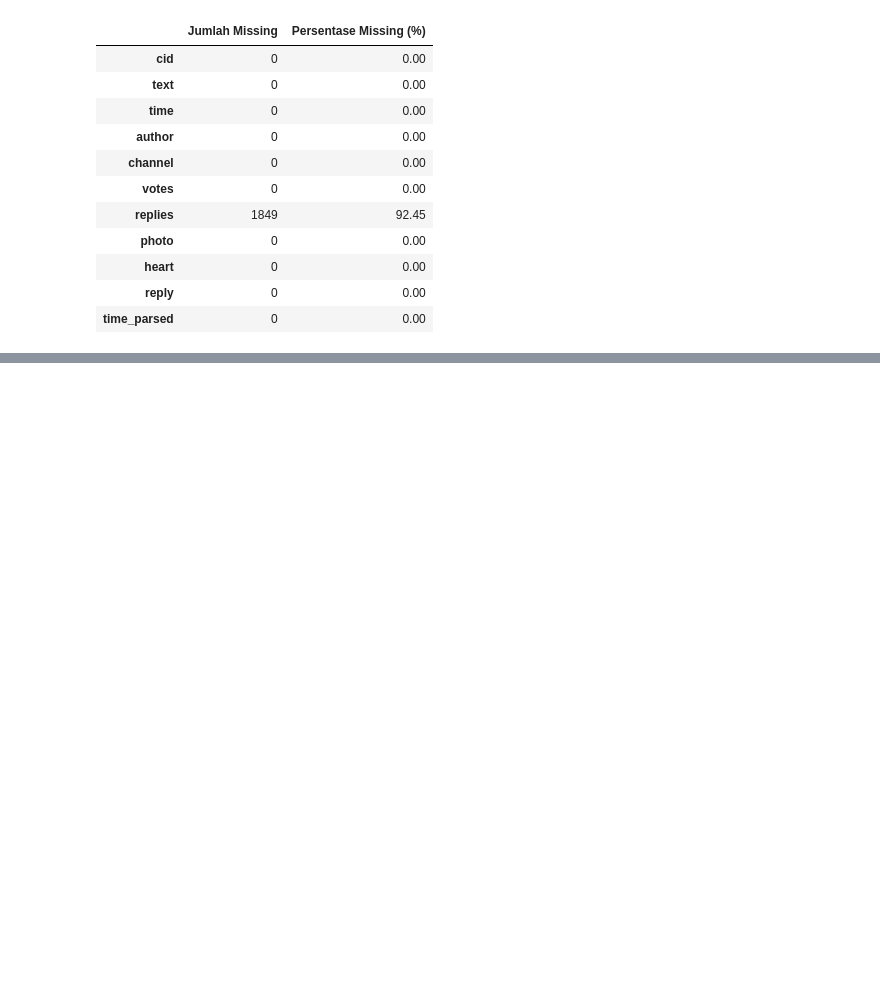
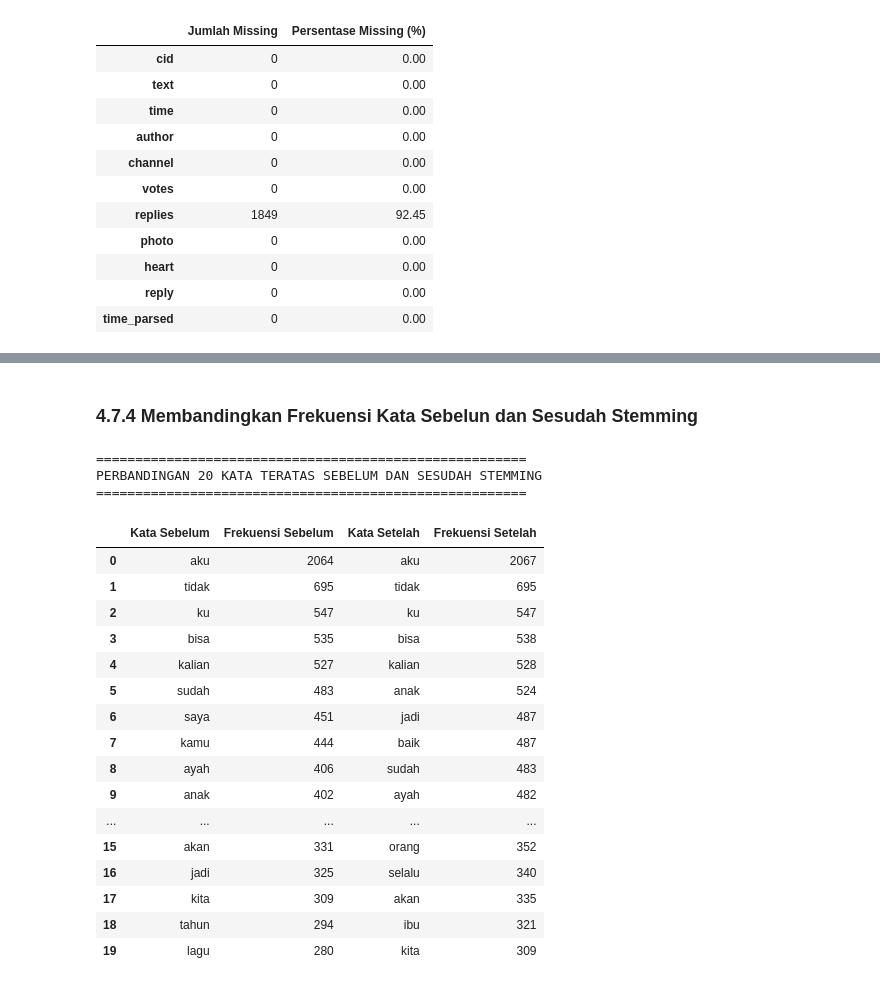
Before and after one commit to nikamushi/nina-text-mining, a Jupyter notebook: notebooks/analisis_nina.ipynb, the cells around one changed output, grey strips where cells are left out. Drawn from its saved outputs; the diff is of its cells as text; code cells hidden in the pictures; blank space fills up the shorter version.

```diff
--- a/notebooks/analisis_nina.ipynb
+++ b/notebooks/analisis_nina.ipynb
@@ -268,0 +1580,19 @@ display(missing_data)
+# %%
+df_process["tokens_stemmed"] = df_process["tokens_filtered"].apply(
+    lambda tokens: [
+        stemmer.stem(kata)
+        for kata in tokens
+    ]
+)
+
+print("=" * 45)
+print("HASIL STEMMING")
+print("=" * 45)
+
+print(f"Total komentar : {len(df_process)}")
+
+display(
+    df_process[
+        ["tokens_filtered", "tokens_stemmed"]
+    ].head(10)
+)
@@ -268,0 +1636,60 @@ display(missing_data)
+# %% [markdown]
+### **4.7.4 Membandingkan Frekuensi Kata Sebelun dan Sesudah Stemming**
+# %%
+from collections import Counter
+
+frekuensi_sebelum_stemming = Counter(
+    kata
+    for tokens in df_process["tokens_filtered"]
+    for kata in tokens
+)
+
+frekuensi_setelah_stemming = Counter(
+    kata
+    for tokens in df_process["tokens_stemmed"]
+    for kata in tokens
+)
+
+perbandingan_frekuensi = pd.DataFrame({
+    "Kata Sebelum": [
+        kata for kata, _ in frekuensi_sebelum_stemming.most_common(20)
+    ],
+    "Frekuensi Sebelum": [
+        jumlah for _, jumlah in frekuensi_sebelum_stemming.most_common(20)
+    ]
+})
+
+perbandingan_frekuensi["Kata Setelah"] = [
+    kata for kata, _ in frekuensi_setelah_stemming.most_common(20)
+]
+
+perbandingan_frekuensi["Frekuensi Setelah"] = [
+    jumlah for _, jumlah in frekuensi_setelah_stemming.most_common(20)
+]
+
+print("=" * 55)
+print("PERBANDINGAN 20 KATA TERATAS SEBELUM DAN SESUDAH STEMMING")
+print("=" * 55)
+
+display(perbandingan_frekuensi)
+# %% [output]
+=======================================================
+PERBANDINGAN 20 KATA TERATAS SEBELUM DAN SESUDAH STEMMING
+=======================================================
+|  | Kata Sebelum | Frekuensi Sebelum | Kata Setelah | Frekuensi Setelah |
+| 0 | aku | 2064 | aku | 2067 |
+| 1 | tidak | 695 | tidak | 695 |
+| 2 | ku | 547 | ku | 547 |
+| 3 | bisa | 535 | bisa | 538 |
+| 4 | kalian | 527 | kalian | 528 |
+| 5 | sudah | 483 | anak | 524 |
+| 6 | saya | 451 | jadi | 487 |
+| 7 | kamu | 444 | baik | 487 |
+| 8 | ayah | 406 | sudah | 483 |
+| 9 | anak | 402 | ayah | 482 |
+| ... | ... | ... | ... | ... |
+| 15 | akan | 331 | orang | 352 |
+| 16 | jadi | 325 | selalu | 340 |
+| 17 | kita | 309 | akan | 335 |
+| 18 | tahun | 294 | ibu | 321 |
+| 19 | lagu | 280 | kita | 309 |
```
Also changed, not shown: parts of 91 cells of this notebook, 1 other file.
